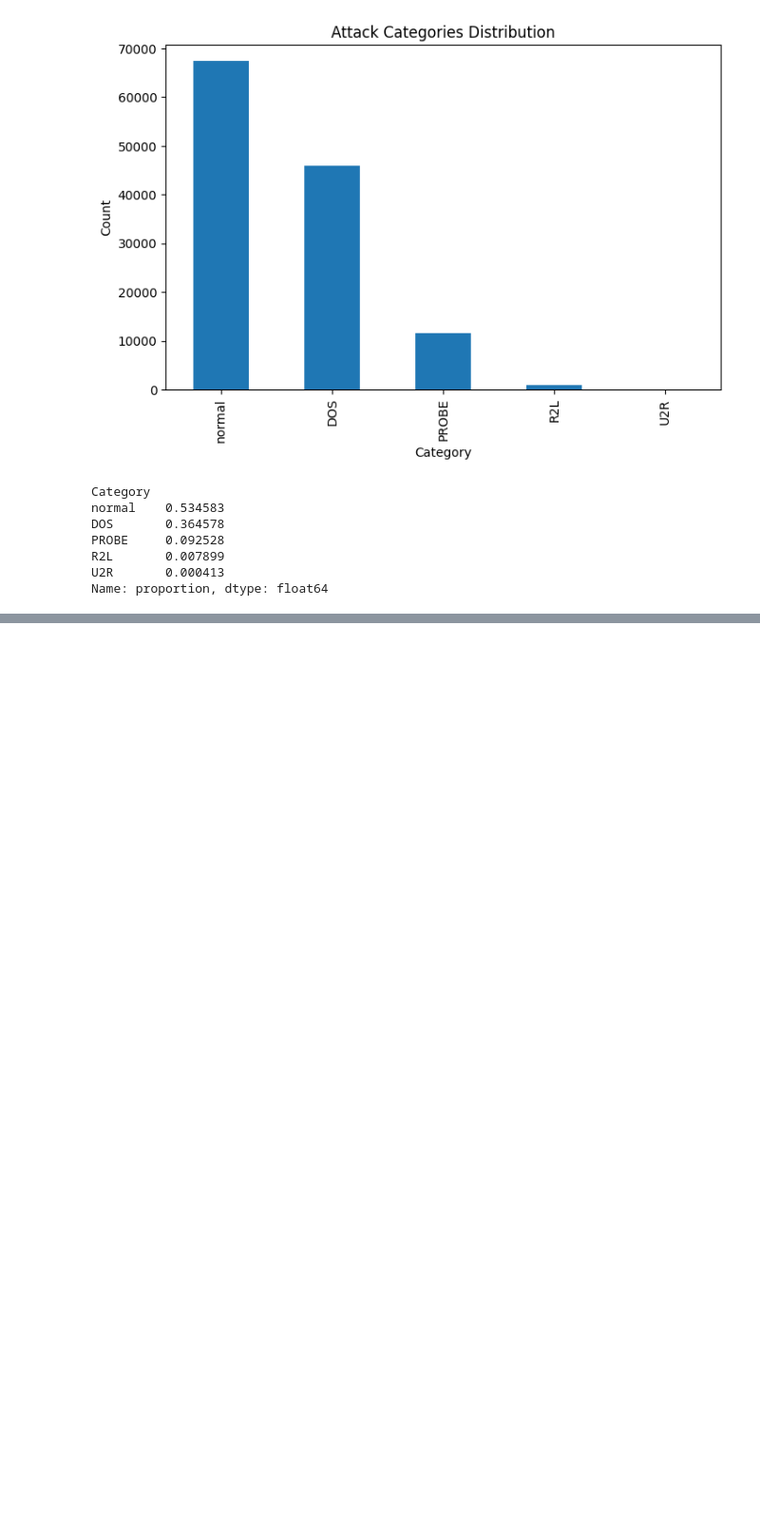
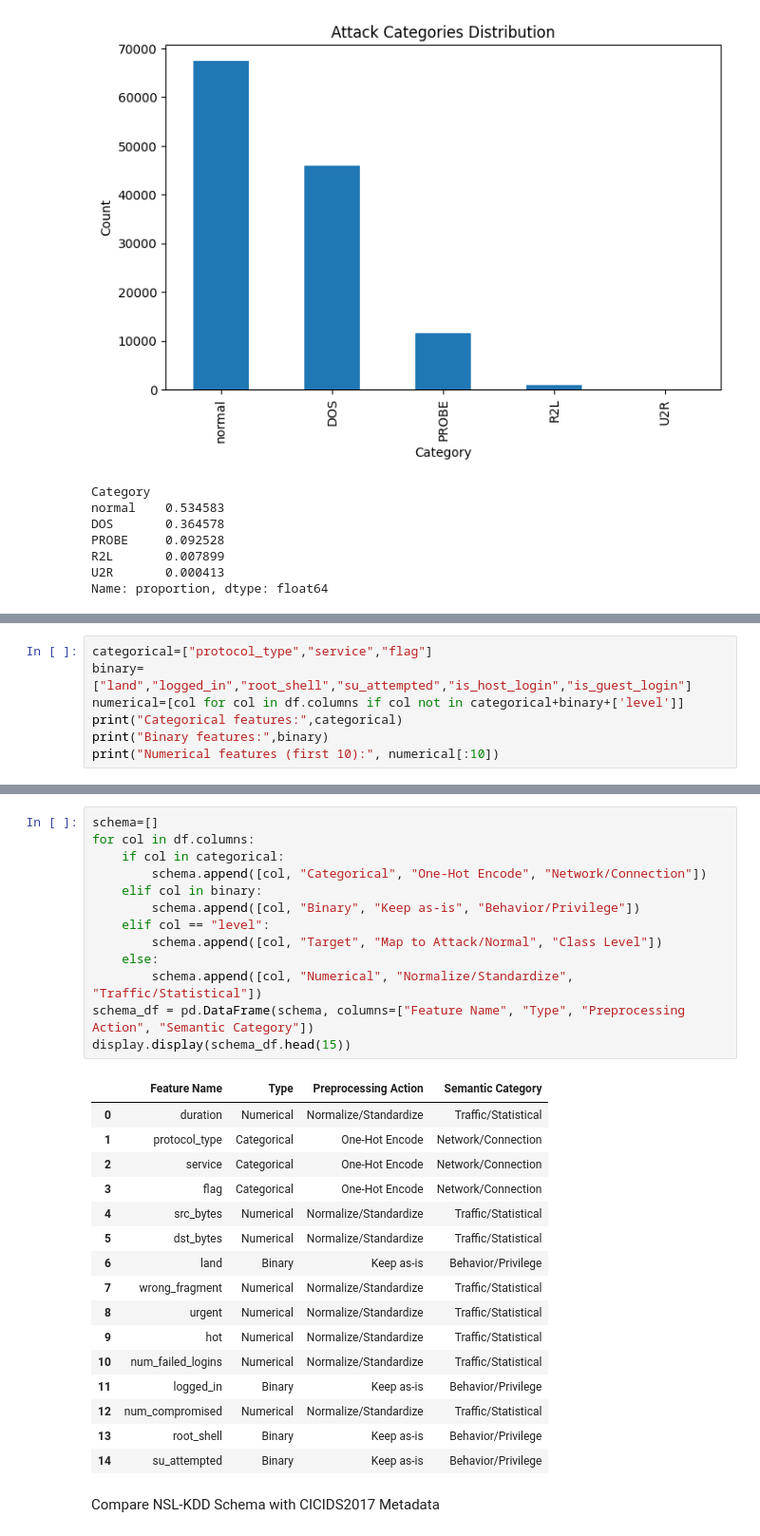
Before and after one commit to SpringBoardMentor193s/SentinelNet, a Jupyter notebook: notebooks/explore_nsl_kdd.ipynb, the cells around one changed output, grey strips where cells are left out. Shown at 95% size. Saved outputs shown, nothing was run; the diff lists cells and outputs as text; blank space fills up the shorter version.

Commit message:
Add NSL-KDD preprocessing, schema mapping, and CICIDS2017 comparison

```diff
--- a/notebooks/explore_nsl_kdd.ipynb
+++ b/notebooks/explore_nsl_kdd.ipynb
@@ -141,0 +145,7 @@ Name: proportion, dtype: float64
+# %%
+categorical=["protocol_type","service","flag"]
+binary=["land","logged_in","root_shell","su_attempted","is_host_login","is_guest_login"]
+numerical=[col for col in df.columns if col not in categorical+binary+['level']]
+print("Categorical features:",categorical)
+print("Binary features:",binary)
+print("Numerical features (first 10):", numerical[:10])
@@ -141,0 +188,32 @@ Name: proportion, dtype: float64
+# %%
+schema=[]
+for col in df.columns:
+    if col in categorical:
+        schema.append([col, "Categorical", "One-Hot Encode", "Network/Connection"])
+    elif col in binary:
+        schema.append([col, "Binary", "Keep as-is", "Behavior/Privilege"])
+    elif col == "level":
+        schema.append([col, "Target", "Map to Attack/Normal", "Class Level"])
+    else:
+        schema.append([col, "Numerical", "Normalize/Standardize", "Traffic/Statistical"])
+schema_df = pd.DataFrame(schema, columns=["Feature Name", "Type", "Preprocessing Action", "Semantic Category"])
+display.display(schema_df.head(15))
+# %% [output]
+|  | Feature Name | Type | Preprocessing Action | Semantic Category |
+| 0 | duration | Numerical | Normalize/Standardize | Traffic/Statistical |
+| 1 | protocol_type | Categorical | One-Hot Encode | Network/Connection |
+| 2 | service | Categorical | One-Hot Encode | Network/Connection |
+| 3 | flag | Categorical | One-Hot Encode | Network/Connection |
+| 4 | src_bytes | Numerical | Normalize/Standardize | Traffic/Statistical |
+| 5 | dst_bytes | Numerical | Normalize/Standardize | Traffic/Statistical |
+| 6 | land | Binary | Keep as-is | Behavior/Privilege |
+| 7 | wrong_fragment | Numerical | Normalize/Standardize | Traffic/Statistical |
+| 8 | urgent | Numerical | Normalize/Standardize | Traffic/Statistical |
+| 9 | hot | Numerical | Normalize/Standardize | Traffic/Statistical |
+| 10 | num_failed_logins | Numerical | Normalize/Standardize | Traffic/Statistical |
+| 11 | logged_in | Binary | Keep as-is | Behavior/Privilege |
+| 12 | num_compromised | Numerical | Normalize/Standardize | Traffic/Statistical |
+| 13 | root_shell | Binary | Keep as-is | Behavior/Privilege |
+| 14 | su_attempted | Binary | Keep as-is | Behavior/Privilege |
+# %% [markdown]
+Compare NSL-KDD Schema with CICIDS2017 Metadata
```
Also changed, not shown: parts of 7 cells of this notebook, 1 other file.
